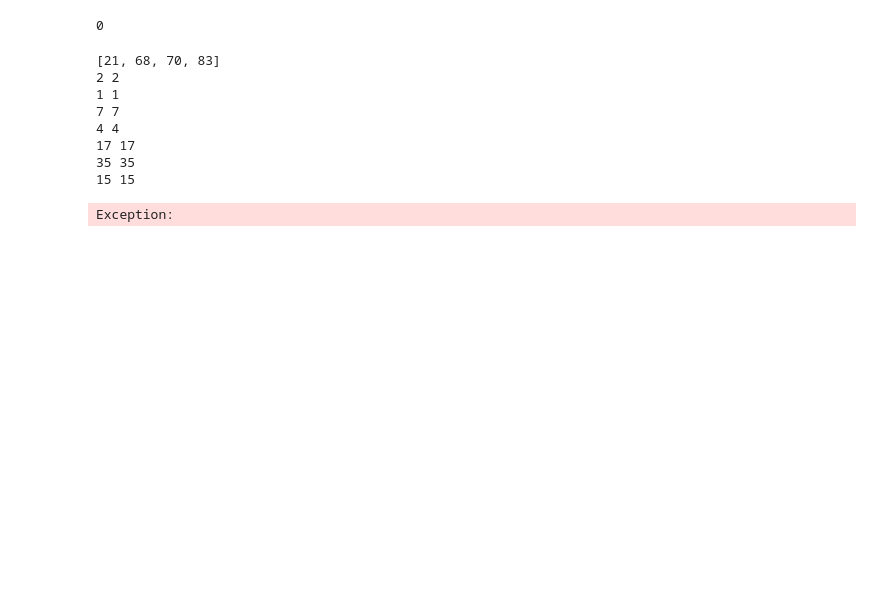
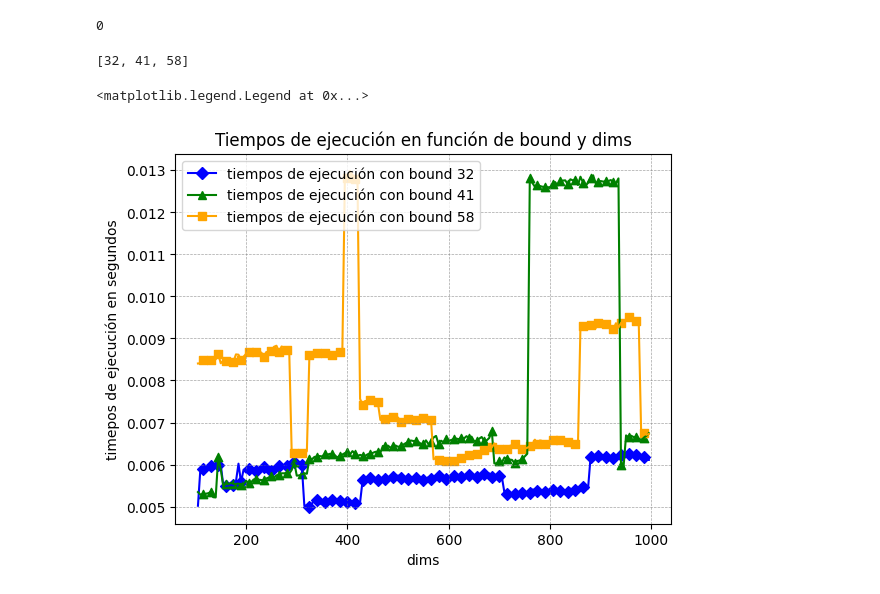
Before and after one commit to daviloncio/repositorio2, a Jupyter notebook: otros/p305.ipynb, the cells around one changed output. Drawn from its saved outputs; the diff is of its cells as text; code cells hidden in the pictures; blank space fills up the shorter version.

```diff
--- a/otros/p305.ipynb
+++ b/otros/p305.ipynb
@@ -219,32 +243,28 @@ print(min(l))
 # %%
 from matplotlib import pyplot as plt ; import time ; import random
 from matplotlib.lines import Line2D
+first_dim=100
+last_dim=1000
 
-bounds = sorted(np.random.randint(10,100,size=4))
-print(bounds)
-first_dim=2
-last_dim=200
+def tofit(x, a, b):
+    return a*np.round(x,6) + b
 
-def generador_tuplas(l_tup,times,first_dim,inicio=False): #sin repeticioners
-    c=0
+x = [i for i in range(first_dim, last_dim-1)]
 
 
-    for i in range(times):
-        if inicio==False:
-            c += 1
-        while True:
-            a=np.random.randint(1,first_dim+c)
-            b=np.random.randint(1,first_dim+c)
-            tupla=(a,b)
-            if tupla not in l_tup:
-                l_tup
-                break
+
+bounds = sorted(np.random.randint(10,70,size=3))
+print(bounds)
+
 
 
 marcadores = ['o', 's', '^', 'D']
+color = ['red','orange','green','blue']
 c=-1
 handles=[]
+
 for bound in bounds:
+    colr=color.pop()
     c += 1
     l_tup = []
     a_weights=np.random.randint(1,first_dim+1,size=first_dim)
@@ -252,47 +272,49 @@ for bound in bounds:
     a_weights=a_weights.tolist() ; a_values=a_values.tolist()
     ejex=[]
     l_timings=[]
-    for dim in range(first_dim,last_dim,10):
+    for dim in range(first_dim,last_dim,5):
 
         if dim==first_dim: continue
         ejex.append(dim)
         a=np.random.randint(1,dim+1)
         b=np.random.randint(1,dim+1)
         a_values.append(a) ; a_weights.append(b)
 
 
 
-        #a_values=np.random.randint(1,dim+1,size=dim)
-
         try:
-            timings = %timeit -o -n 10 -r 5 -q knapsack_01_pd(np.array(a_weights),np.array(a_values),bound)
+            timings = %timeit -o -n 10 -r 5 -q knapsack_01_int_prog(np.array(a_weights),np.array(a_values),bound)
 
         except:
             for a,b in zip(a_values,a_values):
                 print(a,b)
 
             raise Exception
 
         l_timings.append(timings.best)
-    plt.plot(ejex,l_timings,label=str(bound))
+
+    plt.plot(ejex,l_timings,label=str(bound),color=colr)
 
     c=0 ; l_a=[] ; l_b=[]
     for a,b in zip(ejex,l_timings):
         if c==2:
             c=0
             l_a.append(a) ; l_b.append(b)
         else: c += 1
     marcador=marcadores.pop()
-    plt.scatter(l_a,l_b,marker=marcador)
-    handles.append(Line2D( [c],[0],marker=marcador,label=bound))
+    plt.scatter(l_a,l_b,marker=marcador,color=colr)
+    handles.append(Line2D( [c],[0],marker=marcador,label=f'tiempos de ejecución con bound {bound}',color=colr))
+
+    #pars, _ = curve_fit(tofit, x, l_timings)
+    #print(pars)
+    #plt.plot(x, tofit(x, pars[0], pars[1]), 'r--',color=colr)
+    #handles.append(Line2D( [c],[1],linestyle='--',label=f'O(n)={bound}*n',color=colr))
+plt.grid(True, linestyle='--', linewidth=0.5, alpha=0.7, color='gray')
+plt.title('Tiempos de ejecución en función de bound y dims')
+plt.xlabel('dims')
+plt.ylabel('timepos de ejecución en segundos')
 plt.legend(handles=handles)
 # %% [output]
-[21, 68, 70, 83]
-2 2
-1 1
-7 7
-4 4
-17 17
-35 35
-15 15
+[32, 41, 58]
-Exception:
+<matplotlib.legend.Legend at 0x...>
+[figure, added]
```
Also changed, not shown: parts of 3 cells of this notebook.
